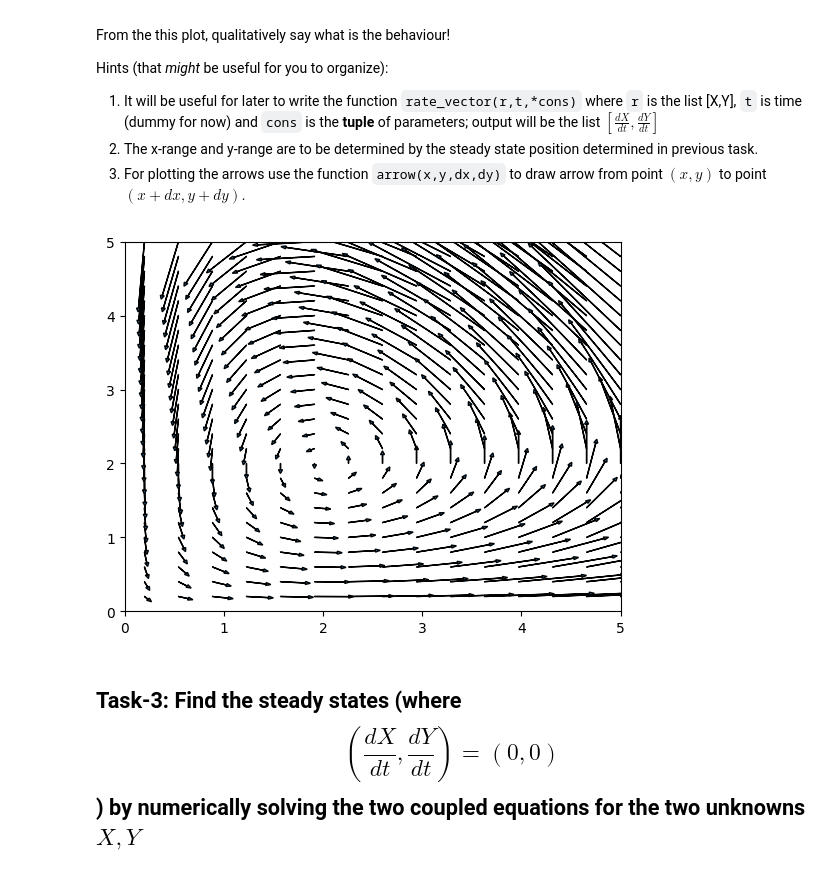
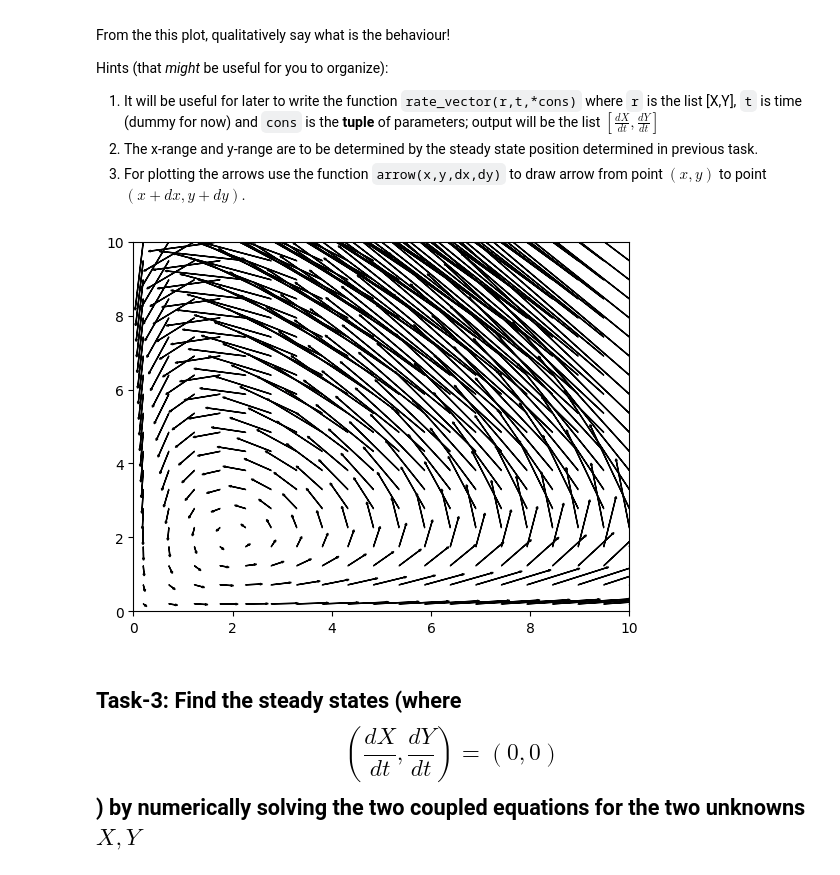
Before and after one commit to shrey715/computing-in-sciences-2, a Jupyter notebook: workbooks ig/PreyPredator_Model_WorkBook.ipynb, the cells around one changed output. Drawn from its saved outputs; the diff is of its cells as text; code cells hidden in the pictures.

```diff
--- a/workbooks ig/PreyPredator_Model_WorkBook.ipynb
+++ b/workbooks ig/PreyPredator_Model_WorkBook.ipynb
@@ -52,14 +51,14 @@ def rate_vector(pos_vector, t, *cons):
   '''Given the pos_vecotr = (x,y), time t and the constants (alpha,beta,gamma,delta), find the rate vector (dX/dt, dY/dt) '''
   return [cons[0]*pos_vector[0] - cons[1]*pos_vector[0]*pos_vector[1], -cons[3]*pos_vector[1] + cons[2]*pos_vector[0]*pos_vector[1]]
 # %%
-plt.xlim(0,5)
-plt.ylim(0,5)
-for x in np.linspace(0.2,5,15):
-    for y in np.linspace(0.2,5,25):
+plt.xlim(0,10)
+plt.ylim(0,10)
+for x in np.linspace(0.2,10,20):
+    for y in np.linspace(0.2,10,20):
         rate=rate_vector([x,y],1,*params)
         plt.arrow(x,y,rate[0]/10,rate[1]/10,head_length=0.05, head_width=0.04)
 # %% [output]
-[figure, old version]
+[figure, new version]
 # %% [markdown]
 
 
```
Also changed, not shown: parts of 18 cells of this notebook, 5 other files.
